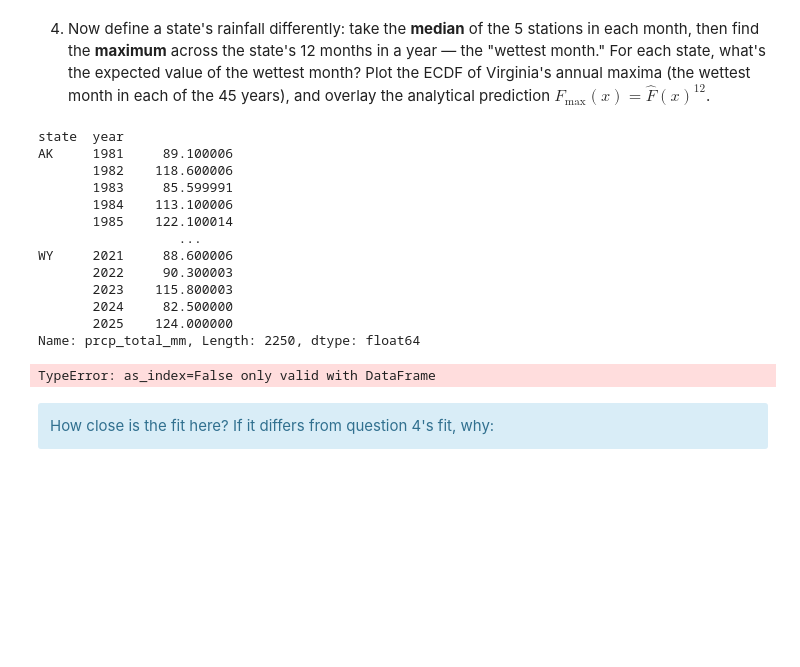
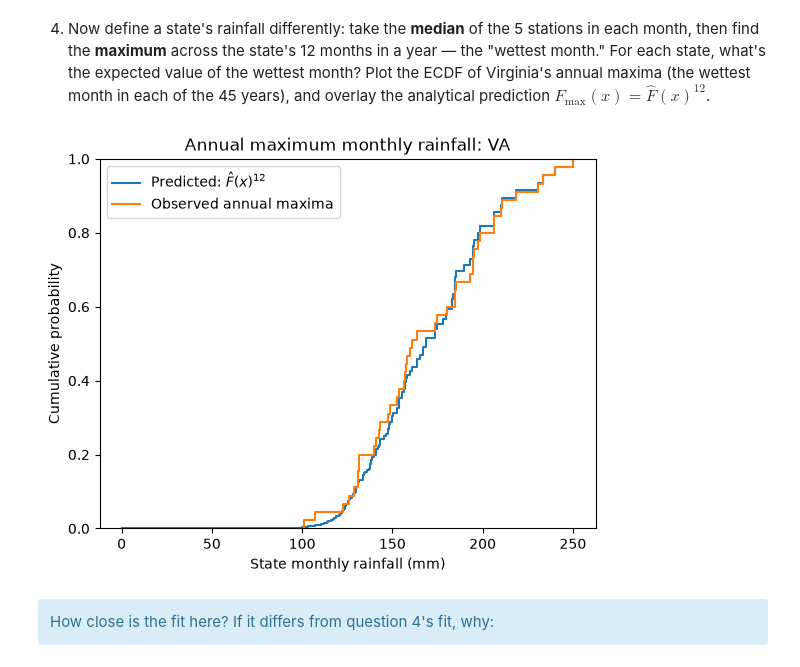
Before and after one commit to hdykens/UU_Lab_Repo, a Jupyter notebook: lab_05/lab_05.ipynb, the cells around one changed output. Cells and saved outputs as stored; diff of their text form; code cells hidden in the pictures; blank space fills up the shorter version.

Commit message:
state_month and year_max

```diff
--- a/lab_05/lab_05.ipynb
+++ b/lab_05/lab_05.ipynb
@@ -208,35 +208,12 @@ plt.show()
 **When looking at the raw measure of precipitation, outliers have a larger effect on the skew of the ECDF and KDE graphs, making the scale of the x-axis a lot larger because the range of data is, in turn, larger than when you noramlize the data and condense the range of values. The median KDE graph looks the most normal because, as we have discussed in class, it is a more robust statistic, meaning it is less susceptible to being changed by outliers and extreme values. The max is still slightly skewed because the upper range values can still have large differences and typically will still include outliers. This makes it more robust than the reference graphs, but still preserves large differences between states.**
 # %% [markdown]
 4. Now define a state's rainfall differently: take the **median** of the 5 stations in each month, then find the **maximum** across the state's 12 months in a year — the "wettest month." For each state, what's the expected value of the wettest month? Plot the ECDF of Virginia's annual maxima (the wettest month in each of the 45 years), and overlay the analytical prediction $F_{\max}(x) = \hat F(x)^{12}$.
-# %%
-# One rainfall value per state-month, taking the median of the stations
-state_month =  df.groupby(['state', 'month'])['prcp_total_mm'].median()
-
-# Maximum of the 12 state-month observations above, for each year: the wettest month of that year
-state_year_max = df.groupby(['state', 'year'])['prcp_total_mm'].max()
-
-
-state_year_max
-# %% [output]
-state  year
-AK     1981     89.100006
-       1982    118.600006
-       1983     85.599991
-       1984    113.100006
-       1985    122.100014
-                  ...
-WY     2021     88.600006
-       2022     90.300003
-       2023    115.800003
-       2024     82.500000
-       2025    124.000000
-Name: prcp_total_mm, Length: 2250, dtype: float64
 # %%
 # One rainfall value per state-month, taking the median of the stations
-state_month =  df.groupby(['state', 'month'], as_index = False)['prcp_total_mm'].agg()
+state_month = df.groupby(['state', 'year', 'month'])['prcp_total_mm'].median().reset_index()
 
 # Maximum of the 12 state-month observations above, for each year: the wettest month of that year
-state_year_max = df.groupby(['state', 'year'])['prcp_total_mm'].max()
+state_year_max = state_month.groupby(['state', 'year']).max().reset_index()
 
 exp_wettest = state_year_max.groupby("state", as_index=False).agg(E_wettest_month=("prcp_total_mm", "mean"))
 exp_wettest.loc[exp_wettest["state"] == "VA"]
@@ -246,34 +223,34 @@ state = "VA"
 
 levels = (
     state_month.loc[state_month["state"] == state, "prcp_total_mm"]
     .to_numpy()
 )
 
 observed_max = (
     state_year_max.loc[state_year_max["state"] == state, "prcp_total_mm"]
     .to_numpy()
 )
 
 x = np.sort(np.unique(levels))
 F_hat = np.searchsorted(np.sort(levels), x, side="right") / len(levels)
 
 plt.step(
     x,
     F_hat**12,
     where="post",
     label=r"Predicted: $\hat F(x)^{12}$"
 )
 
 sns.ecdfplot(x=observed_max,
     label="Observed annual maxima")
 
 plt.xlabel("State monthly rainfall (mm)")
 plt.ylabel("Cumulative probability")
 plt.title(f"Annual maximum monthly rainfall: {state}")
 plt.legend()
 plt.show()
 # %% [output]
-TypeError: as_index=False only valid with DataFrame
+[figure, added]
 # %% [markdown]
 <div class="alert alert-info">How close is the fit here? If it differs from question 4's fit, why:</div>
 # %% [markdown]
```
